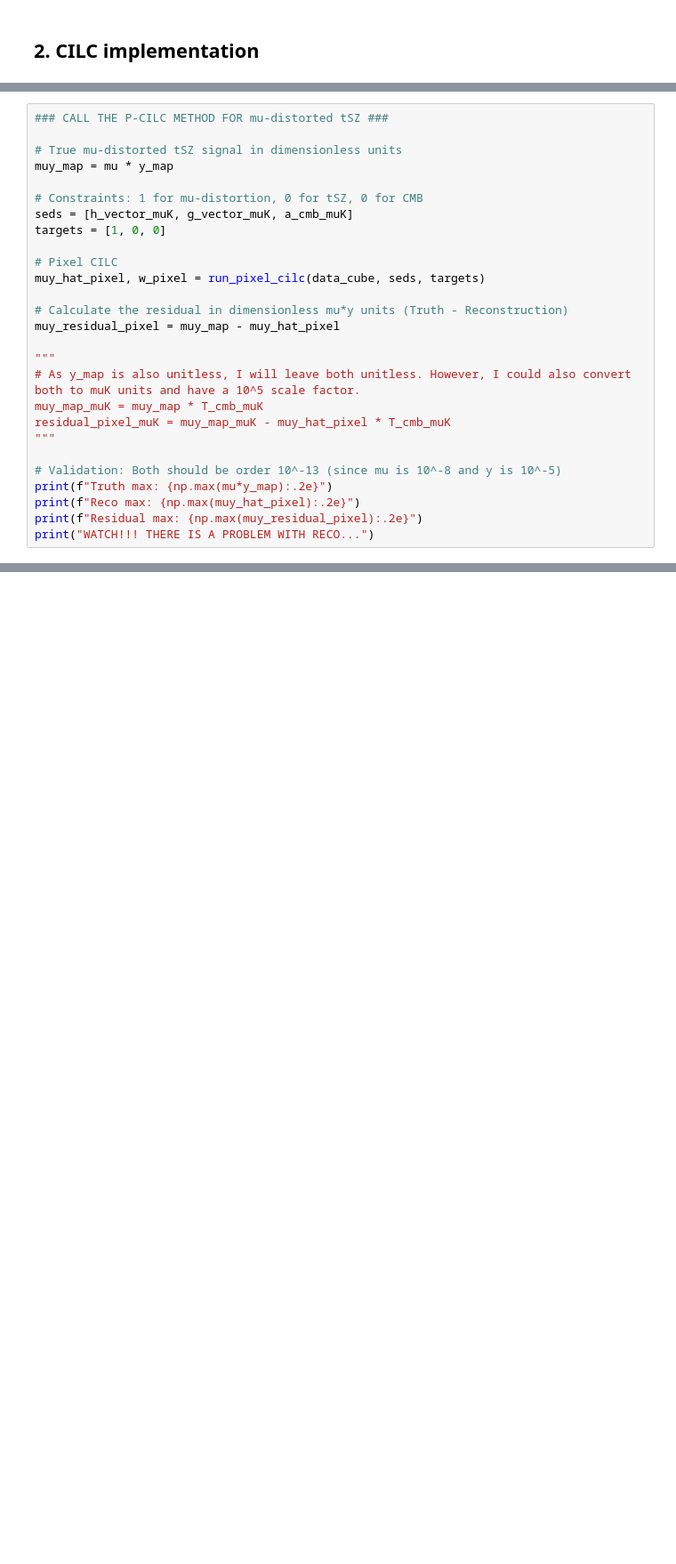
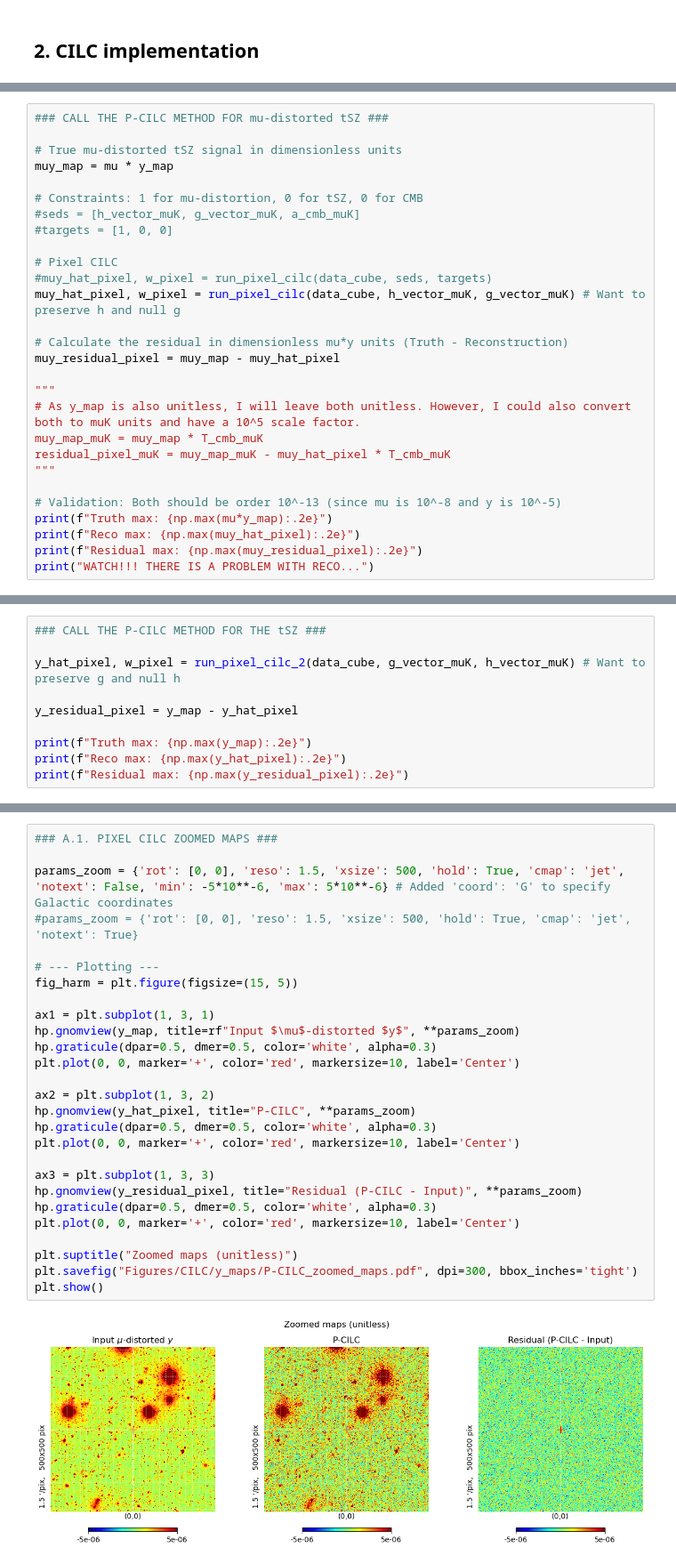
Before and after one commit to JoanRibotOliver/TFM, a Jupyter notebook: CILC.ipynb, the cells around one changed output, grey strips where cells are left out. Shown at 89% size. Drawn from its saved outputs; the diff is of its cells as text; blank space fills up the shorter version.

```diff
--- a/CILC.ipynb
+++ b/CILC.ipynb
@@ -292,11 +347,12 @@ Length of frequencies:  9
 muy_map = mu * y_map
 
 # Constraints: 1 for mu-distortion, 0 for tSZ, 0 for CMB
-seds = [h_vector_muK, g_vector_muK, a_cmb_muK]
-targets = [1, 0, 0]
+#seds = [h_vector_muK, g_vector_muK, a_cmb_muK]
+#targets = [1, 0, 0]
 
 # Pixel CILC
-muy_hat_pixel, w_pixel = run_pixel_cilc(data_cube, seds, targets)
+#muy_hat_pixel, w_pixel = run_pixel_cilc(data_cube, seds, targets)
+muy_hat_pixel, w_pixel = run_pixel_cilc(data_cube, h_vector_muK, g_vector_muK) # Want to preserve h and null g
 
 # Calculate the residual in dimensionless mu*y units (Truth - Reconstruction)
 muy_residual_pixel = muy_map - muy_hat_pixel
@@ -462,0 +467,10 @@ Execute both P-ILC & H-ILC methods separetly for the seek of time. Harmonic-spac
+# %%
+### CALL THE P-CILC METHOD FOR THE tSZ ###
+
+y_hat_pixel, w_pixel = run_pixel_cilc_2(data_cube, g_vector_muK, h_vector_muK) # Want to preserve g and null h
+
+y_residual_pixel = y_map - y_hat_pixel
+
+print(f"Truth max: {np.max(y_map):.2e}")
+print(f"Reco max: {np.max(y_hat_pixel):.2e}")
+print(f"Residual max: {np.max(y_residual_pixel):.2e}")
@@ -469 +534,30 @@ Execute both P-ILC & H-ILC methods separetly for the seek of time. Harmonic-spac
+# %%
+### A.1. PIXEL CILC ZOOMED MAPS ###
+
+params_zoom = {'rot': [0, 0], 'reso': 1.5, 'xsize': 500, 'hold': True, 'cmap': 'jet', 'notext': False, 'min': -5*10**-6, 'max': 5*10**-6} # Added 'coord': 'G' to specify Galactic coordinates
+#params_zoom = {'rot': [0, 0], 'reso': 1.5, 'xsize': 500, 'hold': True, 'cmap': 'jet', 'notext': True}
+
+# --- Plotting ---
+fig_harm = plt.figure(figsize=(15, 5))
+
+ax1 = plt.subplot(1, 3, 1)
+hp.gnomview(y_map, title=rf"Input $\mu$-distorted $y$", **params_zoom)
+hp.graticule(dpar=0.5, dmer=0.5, color='white', alpha=0.3)
+plt.plot(0, 0, marker='+', color='red', markersize=10, label='Center')
+
+ax2 = plt.subplot(1, 3, 2)
+hp.gnomview(y_hat_pixel, title="P-CILC", **params_zoom)
+hp.graticule(dpar=0.5, dmer=0.5, color='white', alpha=0.3)
+plt.plot(0, 0, marker='+', color='red', markersize=10, label='Center')
+
+ax3 = plt.subplot(1, 3, 3)
+hp.gnomview(y_residual_pixel, title="Residual (P-CILC - Input)", **params_zoom)
+hp.graticule(dpar=0.5, dmer=0.5, color='white', alpha=0.3)
+plt.plot(0, 0, marker='+', color='red', markersize=10, label='Center')
+
+plt.suptitle("Zoomed maps (unitless)")
+plt.savefig("Figures/CILC/y_maps/P-CILC_zoomed_maps.pdf", dpi=300, bbox_inches='tight')
+plt.show()
+# %% [output]
+[figure, added]
 # %% [markdown]
```
Also changed, not shown: parts of 43 cells of this notebook, 4 other files.
